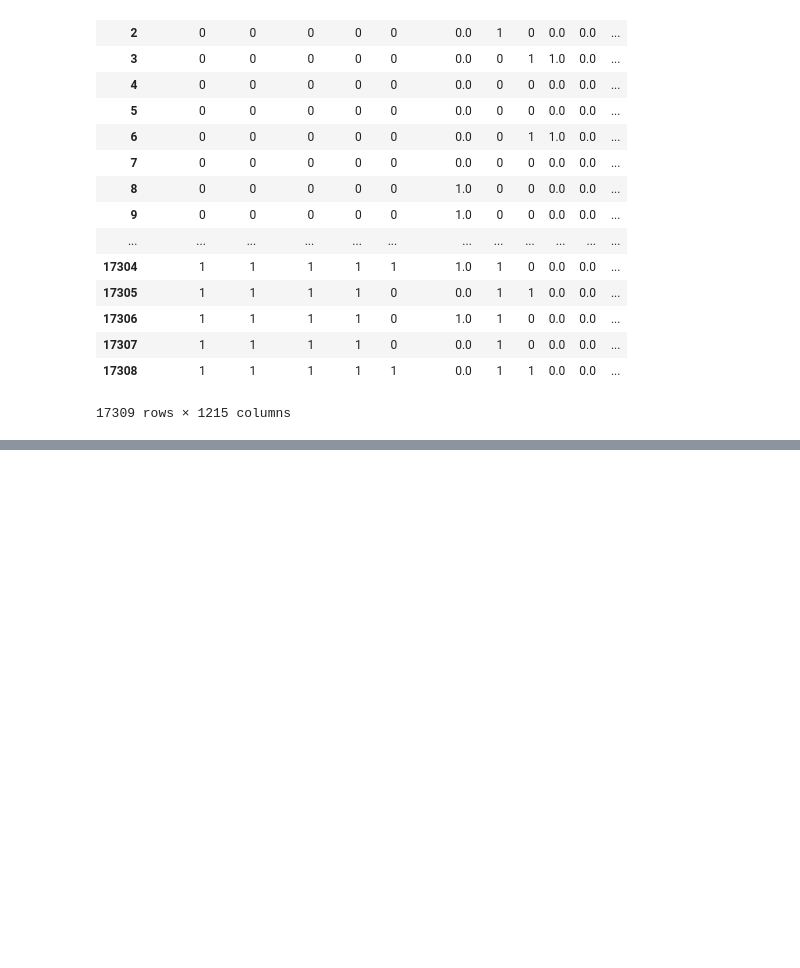
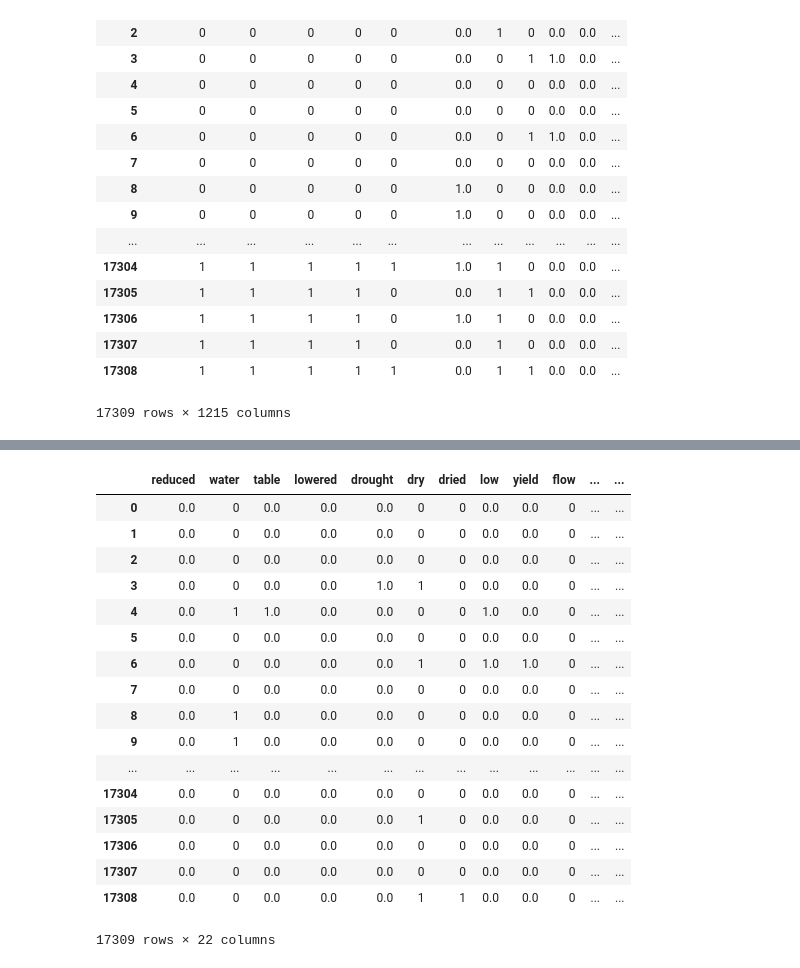
Before and after one commit to yeemey/haackwell, a Jupyter notebook: notebooks/extract_status_todummy.ipynb, the cells around one changed output, grey strips where cells are left out. Cells and saved outputs as stored; diff of their text form; code cells hidden in the pictures; blank space fills up the shorter version.

```diff
--- a/notebooks/extract_status_todummy.ipynb
+++ b/notebooks/extract_status_todummy.ipynb
@@ -224,0 +300,21 @@ temp
+# %%
+outdf1.loc[:, env_2]
+# %% [output]
+|  | reduced | water | table | lowered | drought | dry | dried | low | yield | flow | ... | ... |
+| 0 | 0.0 | 0 | 0.0 | 0.0 | 0.0 | 0 | 0 | 0.0 | 0.0 | 0 | ... | ... |
+| 1 | 0.0 | 0 | 0.0 | 0.0 | 0.0 | 0 | 0 | 0.0 | 0.0 | 0 | ... | ... |
+| 2 | 0.0 | 0 | 0.0 | 0.0 | 0.0 | 0 | 0 | 0.0 | 0.0 | 0 | ... | ... |
+| 3 | 0.0 | 0 | 0.0 | 0.0 | 1.0 | 1 | 0 | 0.0 | 0.0 | 0 | ... | ... |
+| 4 | 0.0 | 1 | 1.0 | 0.0 | 0.0 | 0 | 0 | 1.0 | 0.0 | 0 | ... | ... |
+| 5 | 0.0 | 0 | 0.0 | 0.0 | 0.0 | 0 | 0 | 0.0 | 0.0 | 0 | ... | ... |
+| 6 | 0.0 | 0 | 0.0 | 0.0 | 0.0 | 1 | 0 | 1.0 | 1.0 | 0 | ... | ... |
+| 7 | 0.0 | 0 | 0.0 | 0.0 | 0.0 | 0 | 0 | 0.0 | 0.0 | 0 | ... | ... |
+| 8 | 0.0 | 1 | 0.0 | 0.0 | 0.0 | 0 | 0 | 0.0 | 0.0 | 0 | ... | ... |
+| 9 | 0.0 | 1 | 0.0 | 0.0 | 0.0 | 0 | 0 | 0.0 | 0.0 | 0 | ... | ... |
+| ... | ... | ... | ... | ... | ... | ... | ... | ... | ... | ... | ... | ... |
+| 17304 | 0.0 | 0 | 0.0 | 0.0 | 0.0 | 0 | 0 | 0.0 | 0.0 | 0 | ... | ... |
+| 17305 | 0.0 | 0 | 0.0 | 0.0 | 0.0 | 1 | 0 | 0.0 | 0.0 | 0 | ... | ... |
+| 17306 | 0.0 | 0 | 0.0 | 0.0 | 0.0 | 0 | 0 | 0.0 | 0.0 | 0 | ... | ... |
+| 17307 | 0.0 | 0 | 0.0 | 0.0 | 0.0 | 0 | 0 | 0.0 | 0.0 | 0 | ... | ... |
+| 17308 | 0.0 | 0 | 0.0 | 0.0 | 0.0 | 1 | 1 | 0.0 | 0.0 | 0 | ... | ... |
+17309 rows × 22 columns
```
Also changed, not shown: parts of 14 cells of this notebook, 1 other file.
